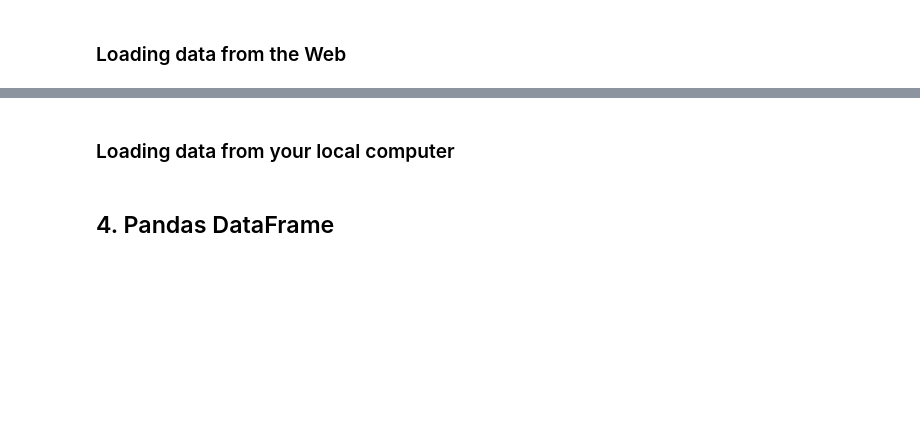
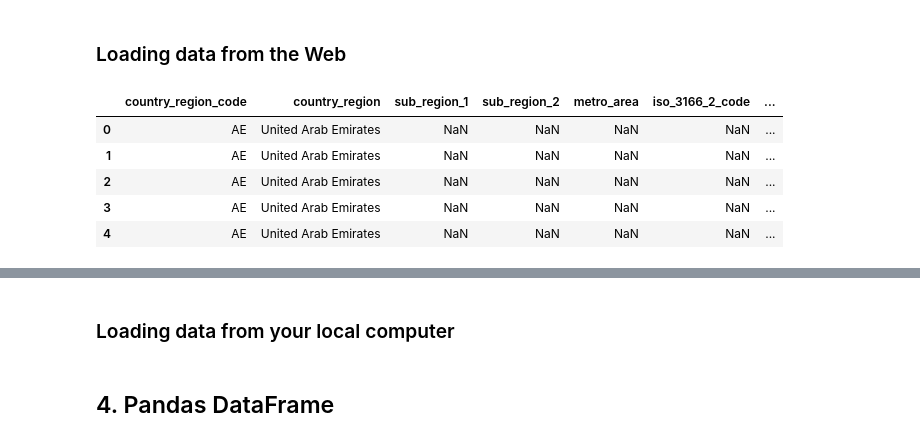
Before and after one commit to valdanchev/SC207, a Jupyter notebook: 3-4-pandas-workbook.ipynb, the cells around one changed output, grey strips where cells are left out. Saved outputs shown, nothing was run; the diff lists cells and outputs as text; code cells hidden in the pictures; blank space fills up the shorter version.

```diff
--- a/3-4-pandas-workbook.ipynb
+++ b/3-4-pandas-workbook.ipynb
@@ -54,0 +57,9 @@ For details, see [How do I read and write tabular data?](https://pandas.pydata.o
+# %%
+gcmr_df.head()
+# %% [output]
+|  | country_region_code | country_region | sub_region_1 | sub_region_2 | metro_area | iso_3166_2_code | ... |
+| 0 | AE | United Arab Emirates | NaN | NaN | NaN | NaN | ... |
+| 1 | AE | United Arab Emirates | NaN | NaN | NaN | NaN | ... |
+| 2 | AE | United Arab Emirates | NaN | NaN | NaN | NaN | ... |
+| 3 | AE | United Arab Emirates | NaN | NaN | NaN | NaN | ... |
+| 4 | AE | United Arab Emirates | NaN | NaN | NaN | NaN | ... |
```
Also changed, not shown: parts of 6 cells of this notebook.
